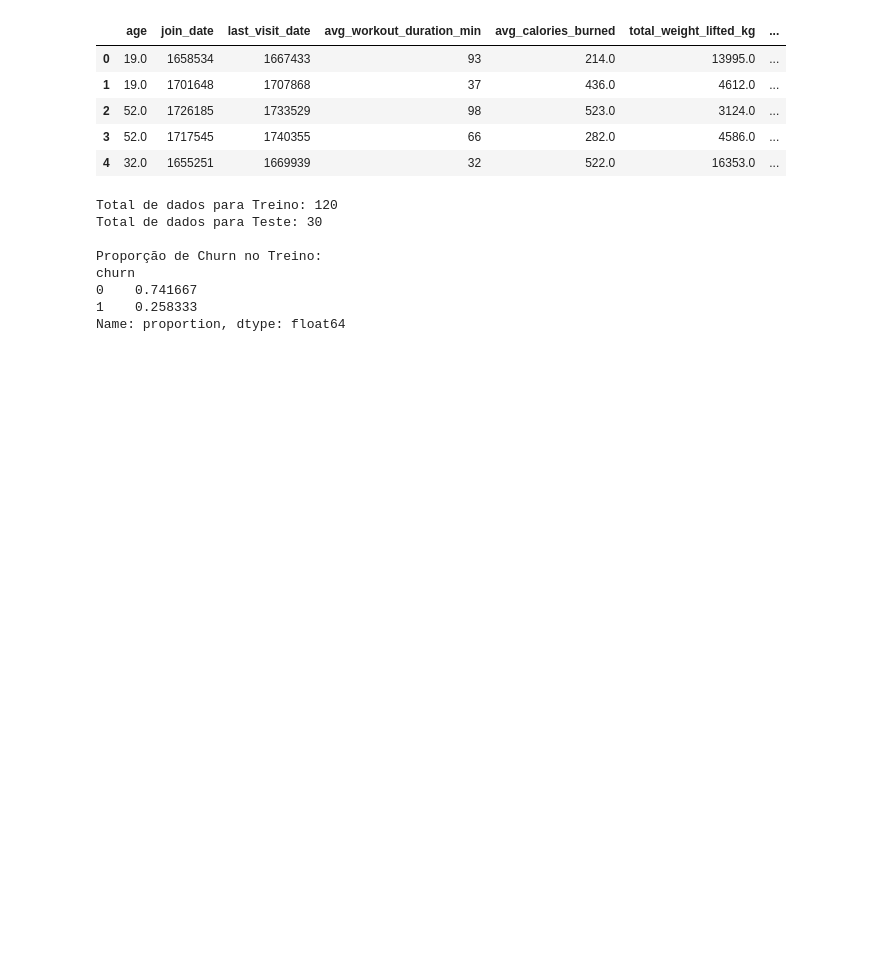
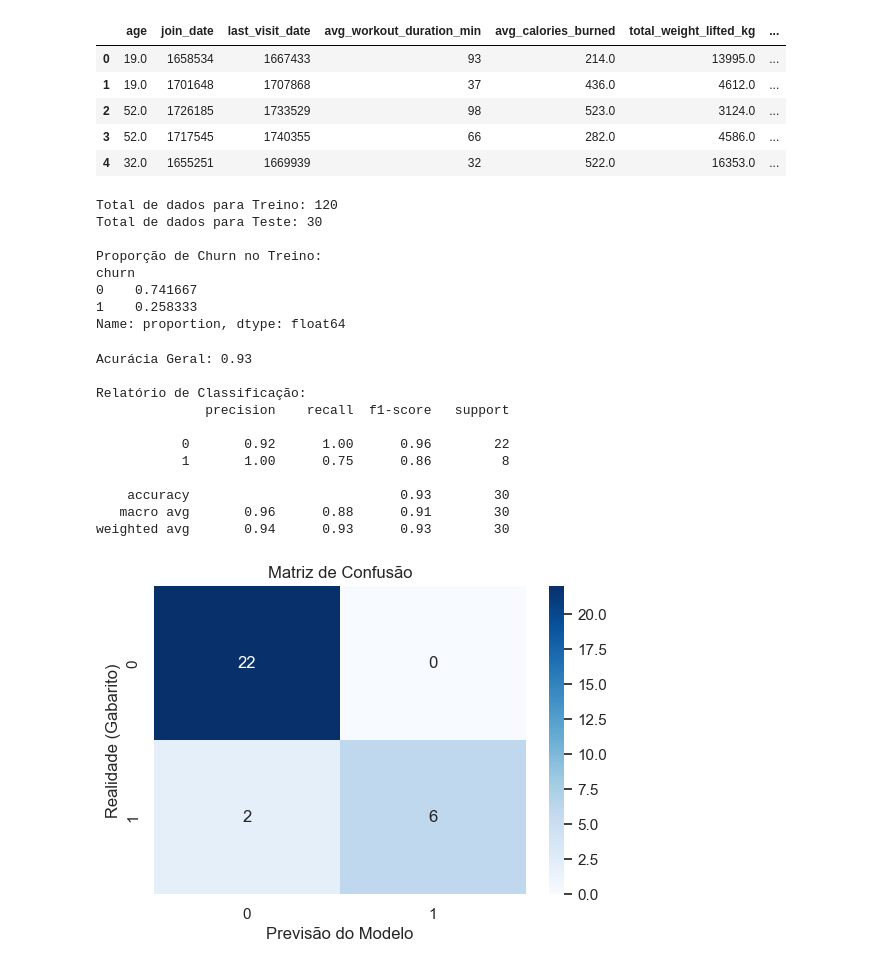
Before and after one commit to rafaelaugusto28/projeto_churn_academia, a Jupyter notebook: notebooks/previsao_churn_academia.ipynb, the cells around one changed output. Saved outputs shown, nothing was run; the diff lists cells and outputs as text; code cells hidden in the pictures; blank space fills up the shorter version.

Commit message:
Treino do modelo e resultados

```diff
--- a/notebooks/previsao_churn_academia.ipynb
+++ b/notebooks/previsao_churn_academia.ipynb
@@ -316,3 +316,44 @@ churn
 0    0.741667
 1    0.258333
 Name: proportion, dtype: float64
+# %%
+from sklearn.ensemble import RandomForestClassifier
+from sklearn.metrics import classification_report, confusion_matrix, accuracy_score
+import seaborn as sns
+import matplotlib.pyplot as plt
+
+# 1. Instanciar o modelo
+# n_estimators=100 significa que teremos 100 árvores decidindo juntas
+modelo_rf = RandomForestClassifier(n_estimators=100, random_state=42)
+
+# 2. Treinar o modelo (O aprendizado acontece aqui!)
+modelo_rf.fit(X_train, y_train)
+
+# 3. Fazer previsões com os dados de teste (A "prova" do modelo)
+y_pred = modelo_rf.predict(X_test)
+
+# 4. Avaliar os resultados
+print(f"Acurácia Geral: {accuracy_score(y_test, y_pred):.2f}")
+print("\nRelatório de Classificação:")
+print(classification_report(y_test, y_pred))
+
+# 5. Visualizar a Matriz de Confusão
+plt.figure(figsize=(6, 4))
+sns.heatmap(confusion_matrix(y_test, y_pred), annot=True, fmt='d', cmap='Blues')
+plt.title('Matriz de Confusão')
+plt.xlabel('Previsão do Modelo')
+plt.ylabel('Realidade (Gabarito)')
+plt.show()
+# %% [output]
+Acurácia Geral: 0.93
+
+Relatório de Classificação:
+              precision    recall  f1-score   support
+
+           0       0.92      1.00      0.96        22
+           1       1.00      0.75      0.86         8
+
+    accuracy                           0.93        30
+   macro avg       0.96      0.88      0.91        30
+weighted avg       0.94      0.93      0.93        30
+[figure, added]
```
Also changed, not shown: parts of 5 cells of this notebook, 2 other files.
